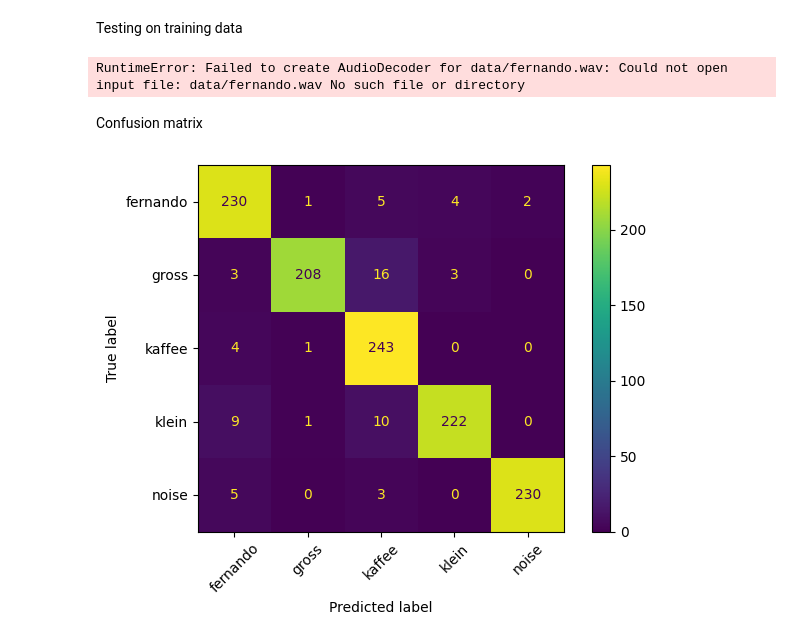
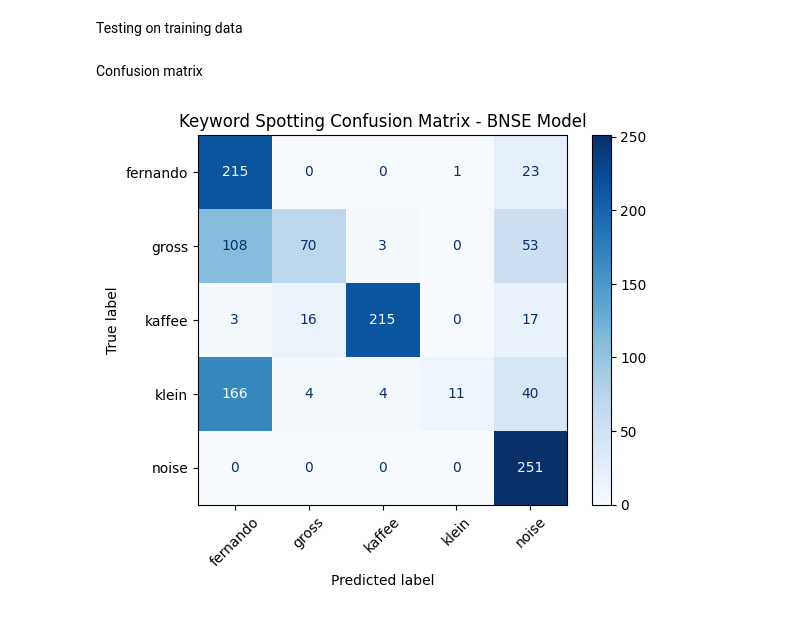
Before and after one commit to tunxu/coffeemachine-automatization, a Jupyter notebook: Code/pytorch_example_copy.ipynb, the cells around one changed output. Saved outputs shown, nothing was run; the diff lists cells and outputs as text; code cells hidden in the pictures.

```diff
--- a/Code/pytorch_example_copy.ipynb
+++ b/Code/pytorch_example_copy.ipynb
@@ -272,5 +290,8 @@ class KeywordDSCNN(nn.Module):
 # %%
-model = KeywordCNNv2(num_classes=len(full_dataset.label_names))
+model = KeywordCNN(num_classes=len(full_dataset.label_names))
+model2 = KeywordCNNv2(num_classes=len(full_dataset.label_names))
+model3 = KeywordDSCNN(num_classes=len(full_dataset.label_names))
+model4 = KeywordMLP(num_classes=len(full_dataset.label_names))
 # %% [markdown]
 Minimal training loop
 # %%
@@ -310,0 +400,21 @@ Epoch 10, Loss: 0.1180
+# %%
+model4.to(device)
+
+criterion = nn.CrossEntropyLoss()
+optimizer = optim.Adam(model4.parameters(), lr=1e-3)
+
+for epoch in range(10):
+    model4.train()
+    running_loss = 0.0
+    for features, labels in train_loader:
+        features, labels = features.to(device), labels.to(device)
+
+        optimizer.zero_grad()
+        outputs = model4(features)
+        loss = criterion(outputs, labels)
+        loss.backward()
+        optimizer.step()
+
+        running_loss += loss.item()
+
+    print(f"Epoch {epoch+1}, Loss: {running_loss/len(train_loader):.4f}")
@@ -359,43 +489,42 @@ sample_rate = 16000  # or whatever your model was trained on
 # And you have a trained model + label names
 file_path = "data/fernando.wav"
 
-predict_file(model, file_path, transform, sample_rate, full_dataset.labels, device)
+#predict_file(model, file_path, transform, sample_rate, full_dataset.labels, device)
-# %% [output]
-RuntimeError: Failed to create AudioDecoder for data/fernando.wav: Could not open input file: data/fernando.wav No such file or directory
 # %% [markdown]
 Confusion matrix
 # %%
 from sklearn.metrics import confusion_matrix, ConfusionMatrixDisplay
 import matplotlib.pyplot as plt
 import torch
 
 device = "cuda"  # IMPORTANT for FX int8
 
-model_int8 = KeywordCNNv2(num_classes=len(full_dataset.label_names))
-model_int8.load_state_dict(torch.load('checkpoints/kws_model_f32_less_layers.pt', map_location=device))
-model_int8.eval()
+model_BNSE = KeywordCNNv2(num_classes=len(full_dataset.label_names))
+model_BNSE.load_state_dict(torch.load('checkpoints/BNSE/kws_model.pt', map_location=device))
+model_BNSE.eval()
 
 all_preds = []
 all_labels = []
 
 with torch.no_grad():
     for inputs, labels in test_loader:
-        inputs = inputs.to(device).float()
-        labels = labels.to(device)
+        #inputs = inputs.to(device).float()
+        #labels = labels.to(device)
 
-        outputs = model(inputs)
+        outputs = model_BNSE(inputs)
         preds = outputs.argmax(dim=1)
 
         all_preds.extend(preds.cpu().numpy())
         all_labels.extend(labels.cpu().numpy())
 
 cm = confusion_matrix(all_labels, all_preds)
-disp = ConfusionMatrixDisplay(cm, display_labels=full_dataset.label_names)
-disp.plot(xticks_rotation=45)
-plt.tight_layout()
+classes = full_dataset.label_names
+disp = ConfusionMatrixDisplay(confusion_matrix=cm, display_labels=classes)
+disp.plot(cmap=plt.cm.Blues, xticks_rotation=45)
+plt.title("Keyword Spotting Confusion Matrix - BNSE Model")
 plt.show()
 # %% [output]
-[figure, old version]
+[figure, new version]
 # %%
 cm = confusion_matrix(all_labels, all_preds)
 cm
```
Also changed, not shown: parts of 13 cells of this notebook, 13 other files.
